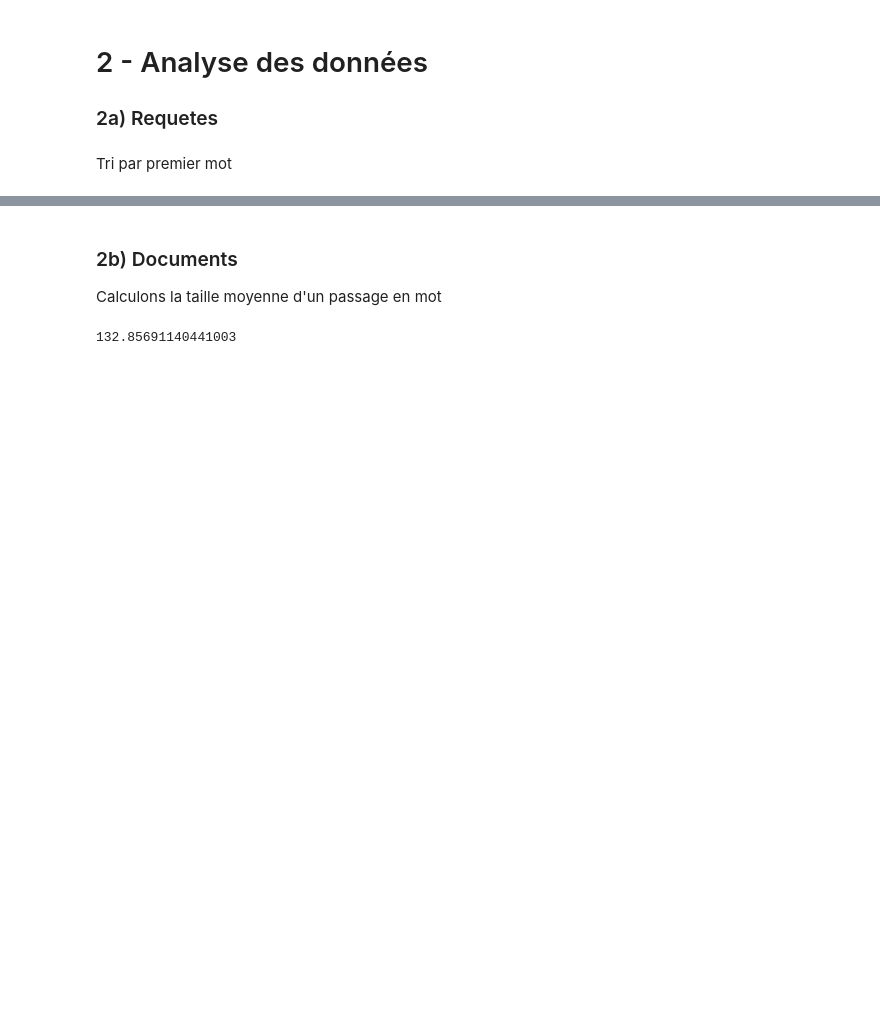
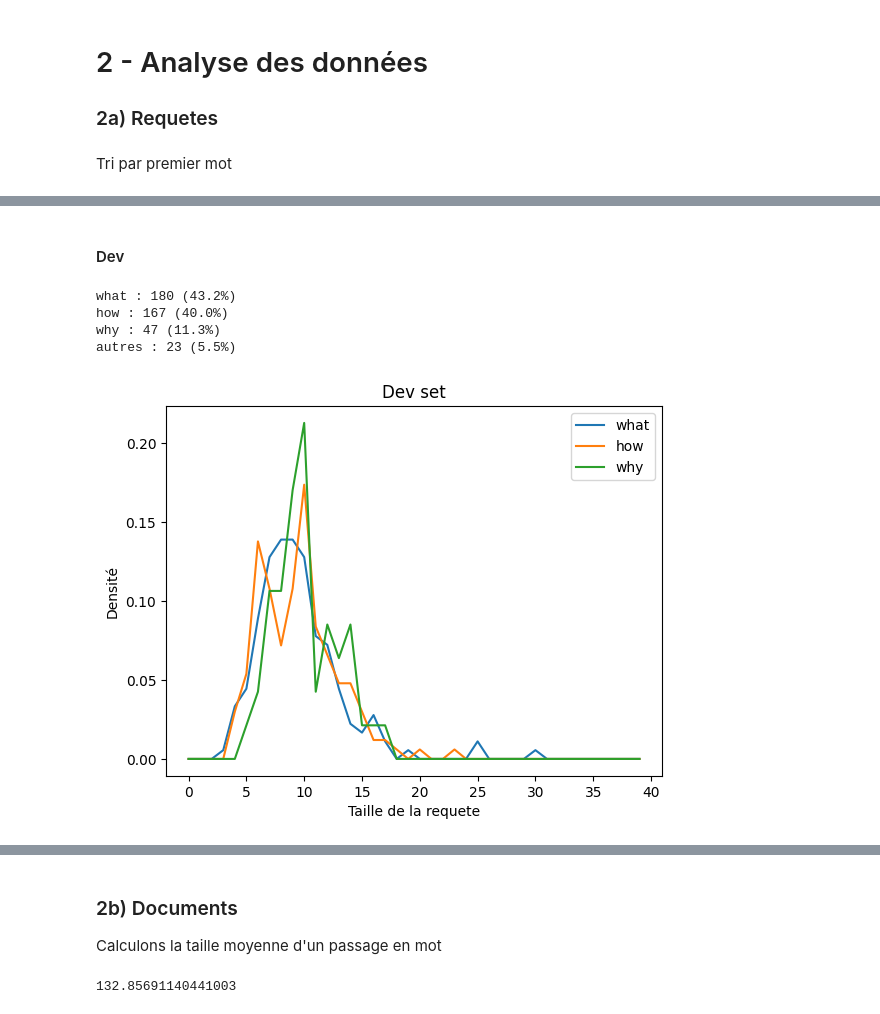
Before and after one commit to barthosdac/projet-rital, a Jupyter notebook: ExplorationData.ipynb, the cells around one changed output, grey strips where cells are left out. Saved outputs shown, nothing was run; the diff lists cells and outputs as text; code cells hidden in the pictures; blank space fills up the shorter version.

```diff
--- a/ExplorationData.ipynb
+++ b/ExplorationData.ipynb
@@ -212,0 +243,11 @@ Text(0, 0.5, 'Densité')
+# %% [markdown]
+#### Dev
+# %%
+plt.title("Dev set")
+show_repartition(list(df_dev['Question']))
+# %% [output]
+what : 180 (43.2%)
+how : 167 (40.0%)
+why : 47 (11.3%)
+autres : 23 (5.5%)
+[figure, added]
```
Also changed, not shown: parts of 18 cells of this notebook.
